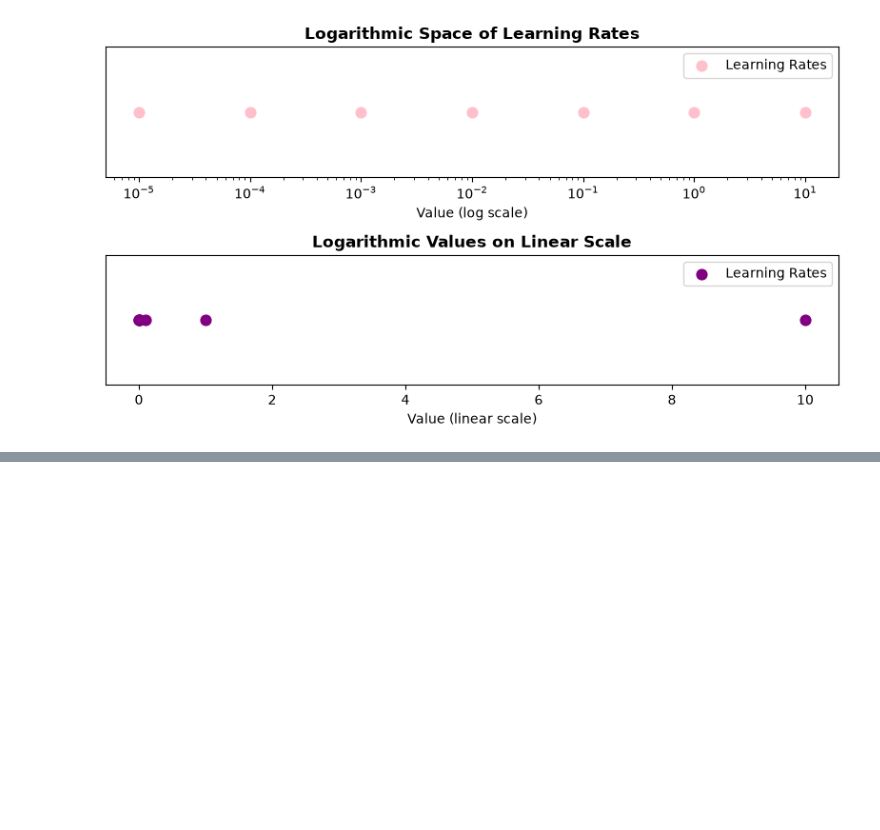
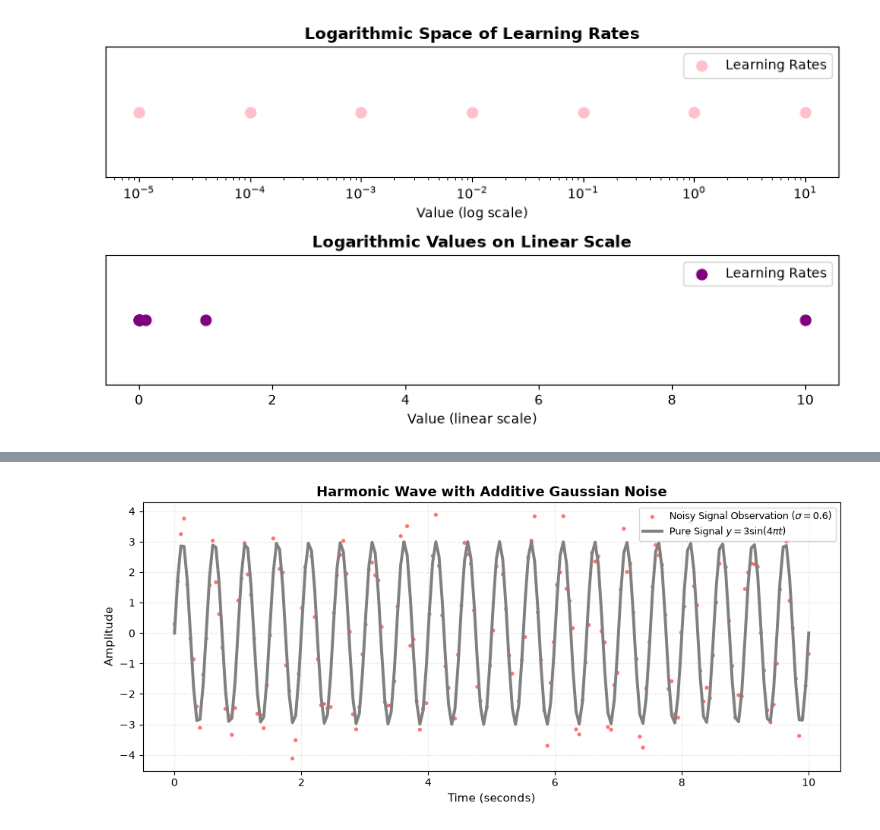
Before and after one commit to utsav1103/CDAC-AI, a Jupyter notebook: Data-analytics/day5/day5.ipynb, the cells around one changed output, grey strips where cells are left out. Cells and saved outputs as stored; diff of their text form; code cells hidden in the pictures; blank space fills up the shorter version.

```diff
--- a/Data-analytics/day5/day5.ipynb
+++ b/Data-analytics/day5/day5.ipynb
@@ -131,0 +238,8 @@ Learning rates: ['0.000010', '0.000100', '0.001000', '0.010000', '0.100000', '1.
+# %%
+# apply clean visual stylings
+
+plt.style.use('seaborn-whitegrid' if 'seaborn-whitegrid' in plt.style.available else 'default')
+
+plt.rcParams['figure.dpi'] = 100
+
+np.random.seed(seed=42)
@@ -131,0 +248,81 @@ Learning rates: ['0.000010', '0.000100', '0.001000', '0.010000', '0.100000', '1.
+# %%
+t = np.linspace(
+    start = 0,
+    stop = 10,
+    num = 200
+)
+
+f = 2.0
+A = 3.0
+
+y_pure = A * np.sin( 2 * np.pi * f * t)
+
+gaussian_noise = np.random.normal(
+    loc=0.0,
+    scale=0.6,
+    size=len(t)
+)
+
+y_noisy = y_pure + gaussian_noise
+
+print(" Harmonic signal generated successfully with gaussian noise.")
+print("Time Domain Array length:",len(t))
+print(f"Pure signal range :[{y_pure.min():.2f},{y_pure.max():.2f}]")
+print(f"Noisy signal range :[{y_noisy.min():.2f},{y_noisy.max():.2f}]")
+print(f"Calculated Noise variance : {np.var(gaussian_noise):.4f}")
+
+plt.figure(figsize=(10, 4.5))
+
+# noisy observation (scatter plot)
+plt.scatter(
+    x=t,
+    y=y_noisy,
+    color='red',
+    s=14,
+    alpha=0.55,
+    edgecolors='none',
+    zorder=2,
+    label=r'Noisy Signal Observation ($\sigma=0.6$)'
+)
+
+# pure signal
+plt.plot(
+    t,
+    y_pure,
+    color='grey',
+    linewidth=2.8,
+    zorder=3,
+    label=r'Pure Signal $y = 3\sin(4\pi t)$'
+)
+
+plt.title(
+    label="Harmonic Wave with Additive Gaussian Noise",
+    fontsize=13,
+    fontweight='bold'
+)
+
+plt.xlabel(
+    xlabel='Time (seconds)',
+    fontsize=11
+)
+
+plt.ylabel(
+    ylabel='Amplitude',
+    fontsize=11
+)
+
+plt.grid(
+    True,
+    linestyle='--',
+    alpha=0.25
+)
+
+plt.legend(
+    loc='upper right',
+    frameon=True,
+    fontsize=9
+)
+
+plt.tight_layout()
+plt.show()
+# %% [output]
@@ -131,0 +334 @@ Learning rates: ['0.000010', '0.000100', '0.001000', '0.010000', '0.100000', '1.
+[figure, added]
```
Also changed, not shown: parts of 15 cells of this notebook.
